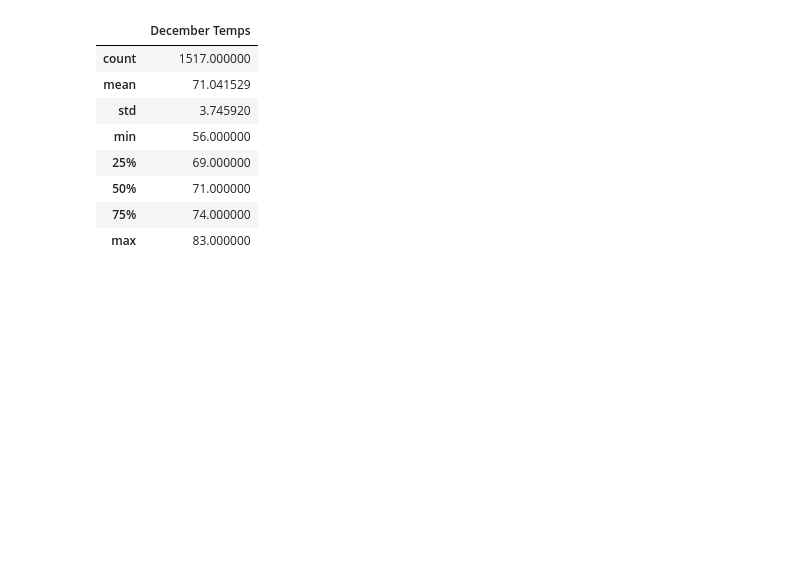
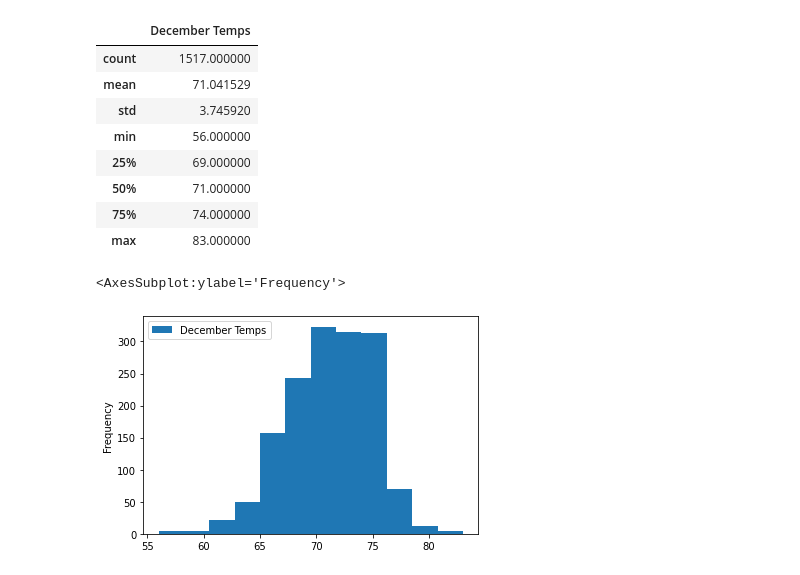
Before and after one commit to Monsaiaung/surfs_up, a Jupyter notebook: SurfsUp_Challenge.ipynb, the cells around one changed output. Cells and saved outputs as stored; diff of their text form; code cells hidden in the pictures; blank space fills up the shorter version.

```diff
--- a/SurfsUp_Challenge.ipynb
+++ b/SurfsUp_Challenge.ipynb
@@ -130,3 +135,8 @@ december_df.describe()
 | 50% | 71.000000 |
 | 75% | 74.000000 |
 | max | 83.000000 |
+# %%
+december_df.plot.hist(bins=12)
+# %% [output]
+<AxesSubplot:ylabel='Frequency'>
+[figure, added]
```
Also changed, not shown: parts of 1 cell of this notebook, 2 other files.
